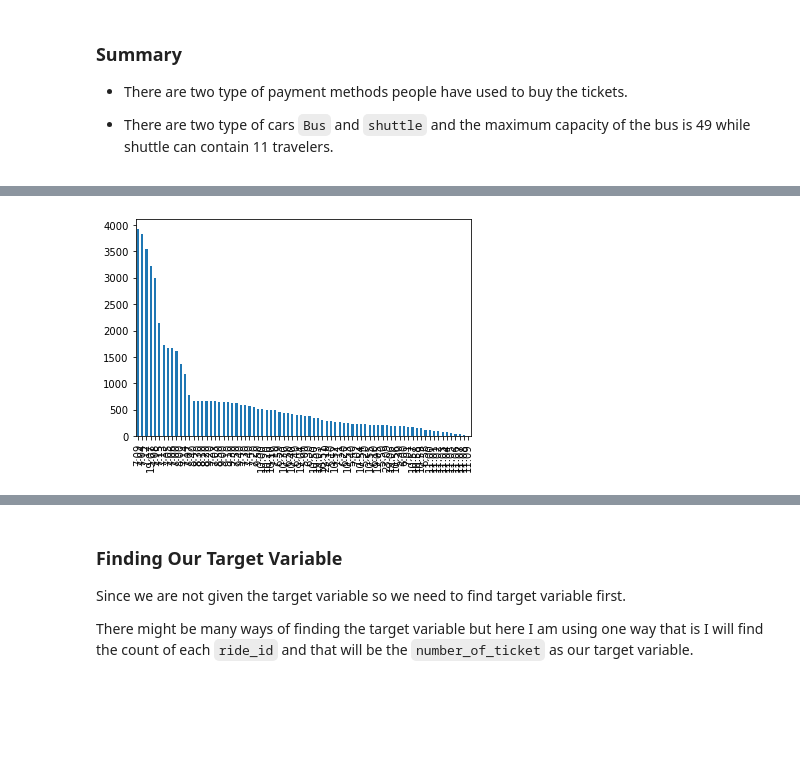
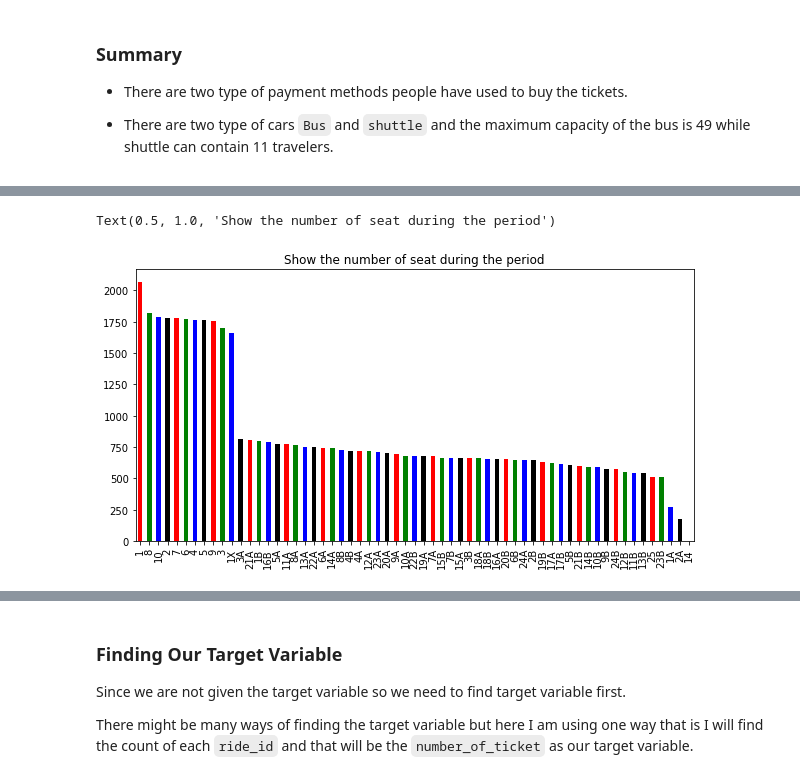
Before and after one commit to PratibhaSanganmath/Demand-prediction-for-public-transport-, a Jupyter notebook: Transport__demand_prediction_Capstone_Project.ipynb, the cells around one changed output, grey strips where cells are left out. Saved outputs shown, nothing was run; the diff lists cells and outputs as text; code cells hidden in the pictures; blank space fills up the shorter version.

```diff
--- a/Transport__demand_prediction_Capstone_Project.ipynb
+++ b/Transport__demand_prediction_Capstone_Project.ipynb
@@ -191,5 +196,7 @@ plt.show()
-# %%
-dataset['travel_time'].value_counts().plot(kind='bar')
-plt.show()
-# %% [output]
-[figure, removed]
+# %%
+plt.subplots(figsize=(10,5))
+dataset.seat_number.value_counts().plot(kind='bar',color= ['r','g','b','k'])
+plt.title('Show the number of seat during the period')
+# %% [output]
+Text(0.5, 1.0, 'Show the number of seat during the period')
+[figure, added]
```
Also changed, not shown: parts of 55 cells of this notebook.
